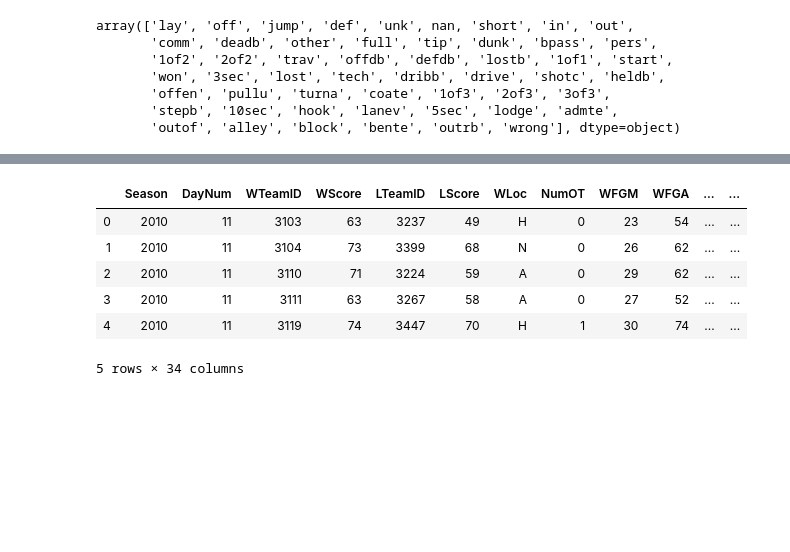
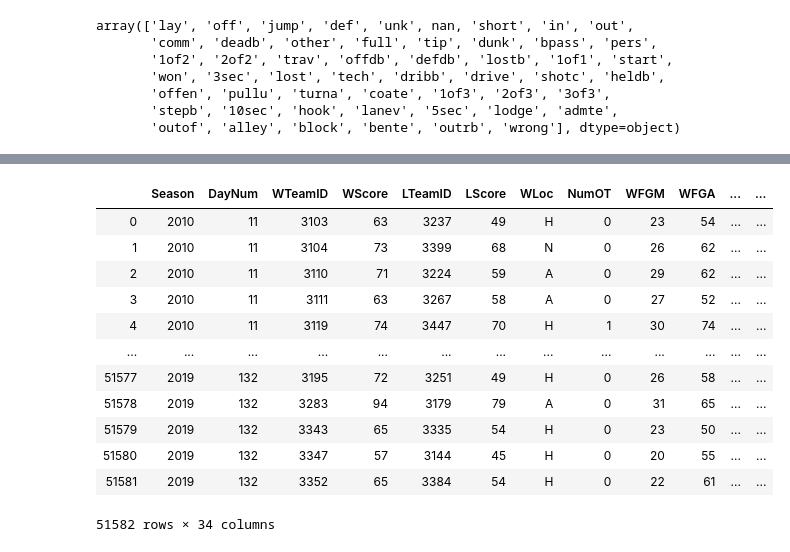
Before and after one commit to jonathanpiech/ncaaw-predictions, a Jupyter notebook: Explore.ipynb, the cells around one changed output, grey strips where cells are left out. Drawn from its saved outputs; the diff is of its cells as text; code cells hidden in the pictures; blank space fills up the shorter version.

```diff
--- a/Explore.ipynb
+++ b/Explore.ipynb
@@ -153,12 +153,18 @@ list(tourney_detailed)
  'LPF']
 # %%
 reg_det = pd.read_csv('WDataFiles_Stage1/WRegularSeasonDetailedResults.csv')
-reg_det.head()
+reg_det
 # %% [output]
 |  | Season | DayNum | WTeamID | WScore | LTeamID | LScore | WLoc | NumOT | WFGM | WFGA | ... | ... |
 | 0 | 2010 | 11 | 3103 | 63 | 3237 | 49 | H | 0 | 23 | 54 | ... | ... |
 | 1 | 2010 | 11 | 3104 | 73 | 3399 | 68 | N | 0 | 26 | 62 | ... | ... |
 | 2 | 2010 | 11 | 3110 | 71 | 3224 | 59 | A | 0 | 29 | 62 | ... | ... |
 | 3 | 2010 | 11 | 3111 | 63 | 3267 | 58 | A | 0 | 27 | 52 | ... | ... |
 | 4 | 2010 | 11 | 3119 | 74 | 3447 | 70 | H | 1 | 30 | 74 | ... | ... |
+| ... | ... | ... | ... | ... | ... | ... | ... | ... | ... | ... | ... | ... |
+| 51577 | 2019 | 132 | 3195 | 72 | 3251 | 49 | H | 0 | 26 | 58 | ... | ... |
+| 51578 | 2019 | 132 | 3283 | 94 | 3179 | 79 | A | 0 | 31 | 65 | ... | ... |
+| 51579 | 2019 | 132 | 3343 | 65 | 3335 | 54 | H | 0 | 23 | 50 | ... | ... |
+| 51580 | 2019 | 132 | 3347 | 57 | 3144 | 45 | H | 0 | 20 | 55 | ... | ... |
+| 51581 | 2019 | 132 | 3352 | 65 | 3384 | 54 | H | 0 | 22 | 61 | ... | ... |
-5 rows × 34 columns
+51582 rows × 34 columns
```
Also changed, not shown: parts of 15 cells of this notebook, 1 other file.
